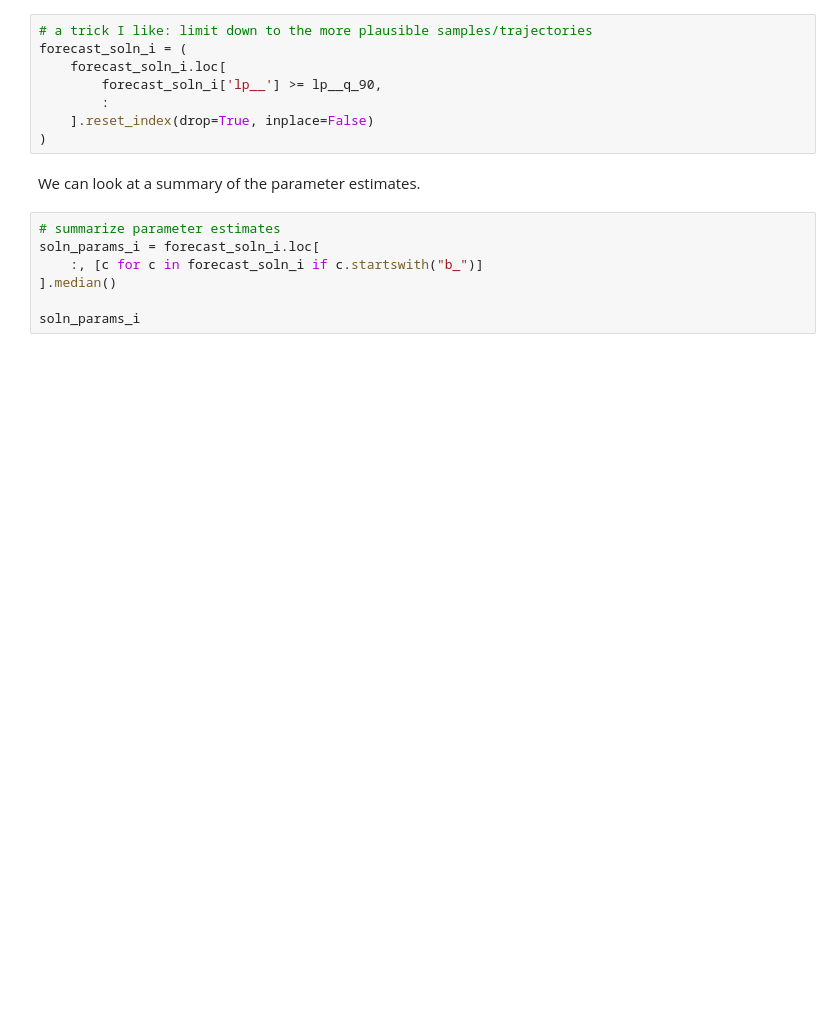
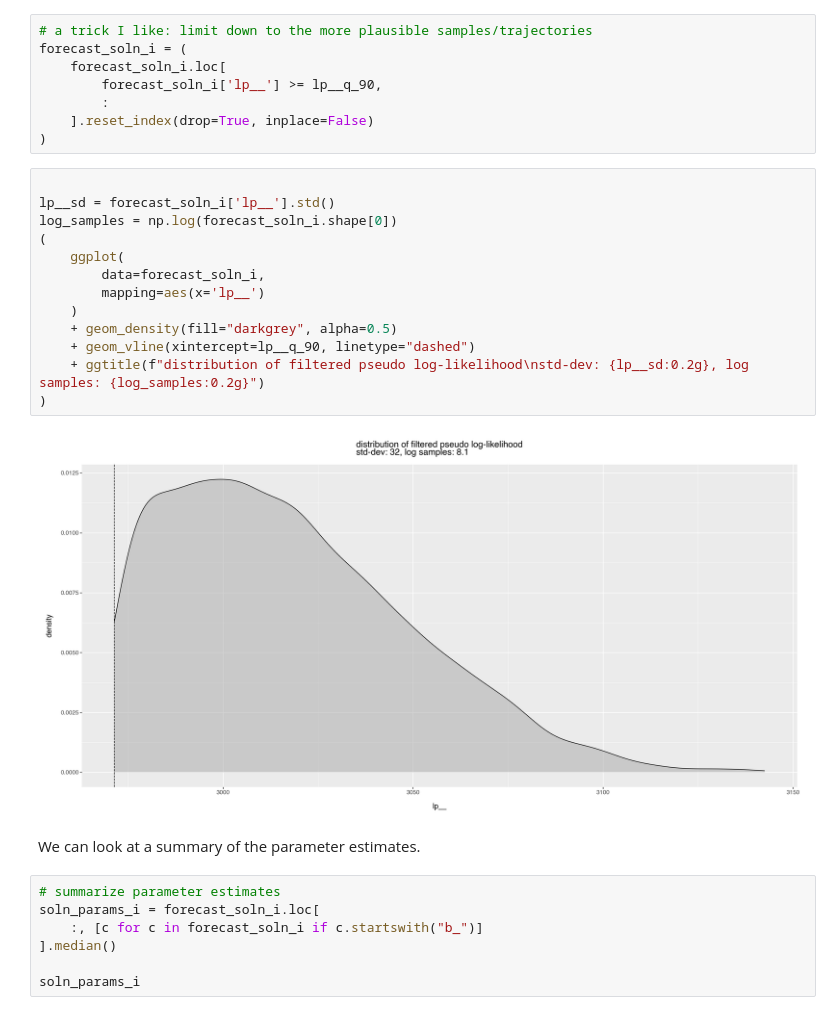
Before and after one commit to WinVector/Examples, a Jupyter notebook: TimeSeries/Stan_soln.ipynb, the cells around one changed output. Cells and saved outputs as stored; diff of their text form; blank space fills up the shorter version.

```diff
--- a/TimeSeries/Stan_soln.ipynb
+++ b/TimeSeries/Stan_soln.ipynb
@@ -177,6 +179,21 @@ forecast_soln_i = (
         :
     ].reset_index(drop=True, inplace=False)
 )
+# %%
+
+lp__sd = forecast_soln_i['lp__'].std()
+log_samples = np.log(forecast_soln_i.shape[0])
+(
+    ggplot(
+        data=forecast_soln_i,
+        mapping=aes(x='lp__')
+    )
+    + geom_density(fill="darkgrey", alpha=0.5)
+    + geom_vline(xintercept=lp__q_90, linetype="dashed")
+    + ggtitle(f"distribution of filtered pseudo log-likelihood\nstd-dev: {lp__sd:0.2g}, log samples: {log_samples:0.2g}")
+)
+# %% [output]
+[figure, added]
 # %% [markdown]
 We can look at a summary of the parameter estimates.
 # %%
```
Also changed, not shown: parts of 18 cells of this notebook, 1 other file.
